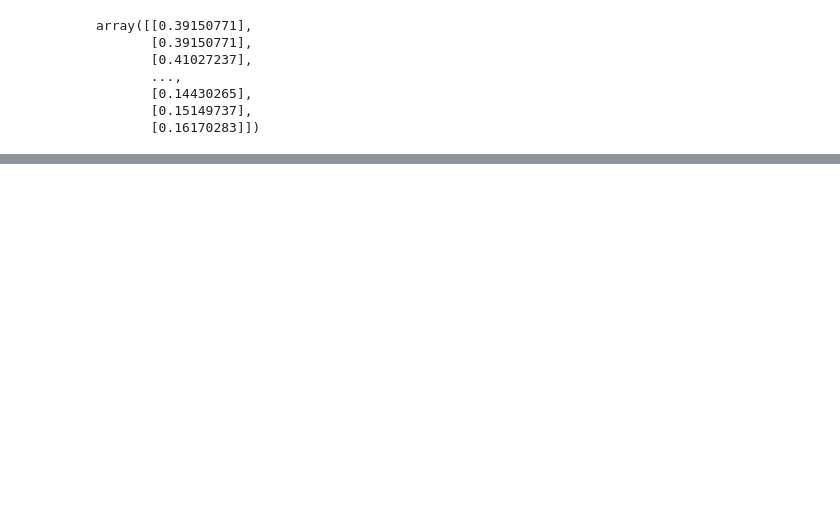
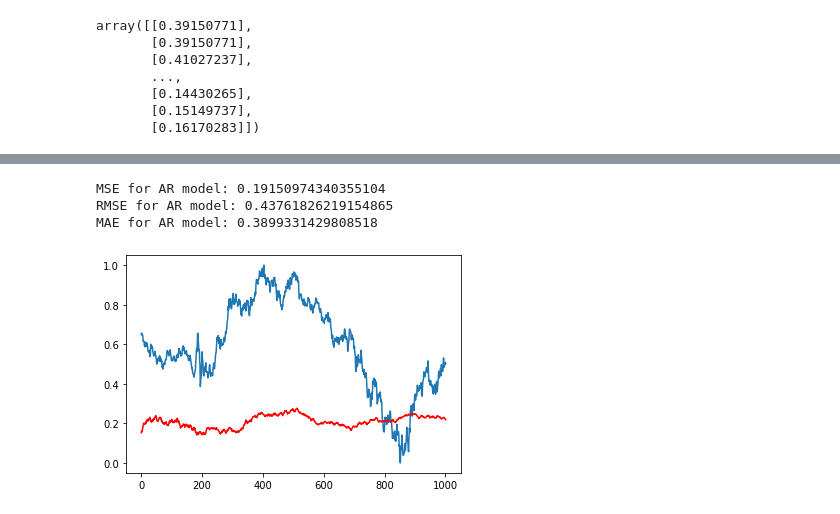
Before and after one commit to RishabhSpark/Foreign-Exchange-Value-Prediction, a Jupyter notebook: EUR-USD.ipynb, the cells around one changed output, grey strips where cells are left out. Saved outputs shown, nothing was run; the diff lists cells and outputs as text; code cells hidden in the pictures; blank space fills up the shorter version.

Commit message:
autoregressive model done :D

```diff
--- a/preprocessing.ipynb
+++ b/EUR-USD.ipynb
@@ -175,0 +169,4 @@ y_train = []
+# %%
+scaler = MinMaxScaler(feature_range=(0,1))
+test_scaled_close_data = scaler.fit_transform(test_data_close)
+test_scaled_close_data
@@ -175,0 +195,4 @@ y_train = []
+# %%
+ar_model = AutoReg(train_scaled_close_data, lags = 1002)
+ar_model_fit = ar_model.fit()
+print('Coefficients: %s' % ar_model_fit.params)
@@ -175,0 +202,4 @@ y_train = []
+# %%
+predictions = ar_model_fit.predict(start=len(train_scaled_close_data), end=len(train_scaled_close_data)+len(test_scaled_close_data)-1, dynamic=False)
+for i in range(len(predictions)):
+	print('predicted=%f, expected=%f' % (predictions[i], test_scaled_close_data[i]))
@@ -175,0 +224,15 @@ y_train = []
+# %%
+metrics(test_scaled_close_data, predictions)
+# %% [output]
+MSE for AR model: 0.19150974340355104
+RMSE for AR model: 0.43761826219154865
+MAE for AR model: 0.3899331429808518
+# %%
+def pred_plot(test, pred):
+    plt.plot(test_scaled_close_data)
+    plt.plot(predictions, color='red')
+    plt.show()
+# %%
+pred_plot(test_scaled_close_data, predictions)
+# %% [output]
+[figure, added]
```
Also changed, not shown: parts of 17 cells of this notebook.
